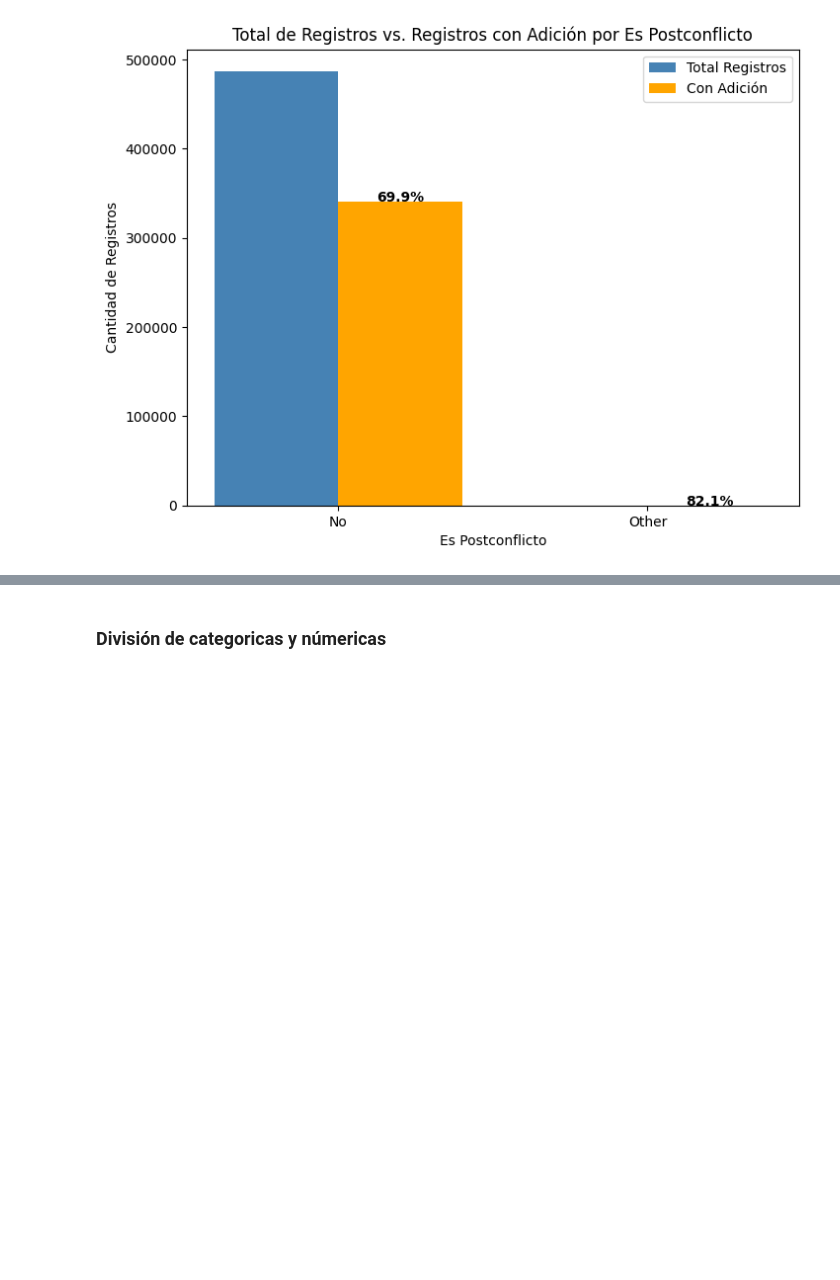
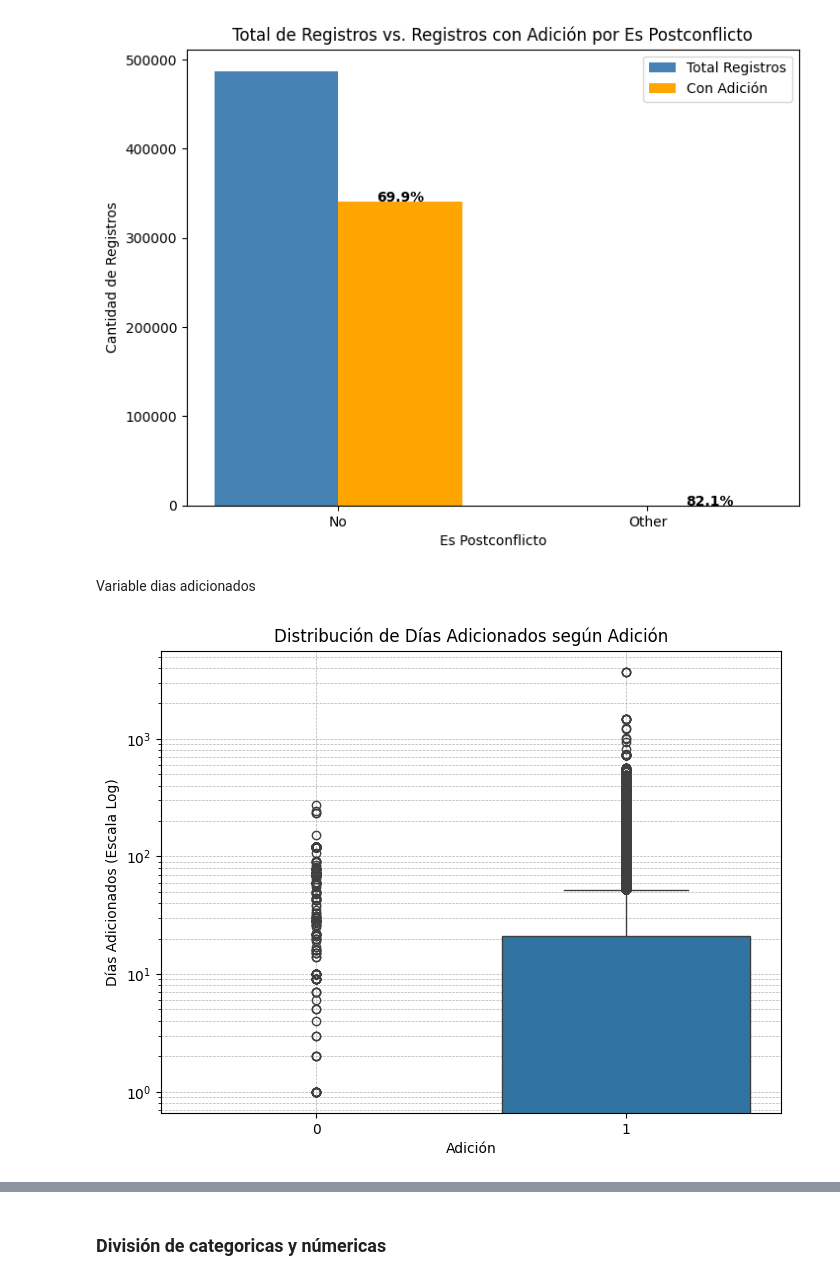
Before and after one commit to Marcocruz88/Repositoriotesis, a Jupyter notebook: Analisis exploratorio 1.ipynb, the cells around one changed output, grey strips where cells are left out. Saved outputs shown, nothing was run; the diff lists cells and outputs as text; code cells hidden in the pictures; blank space fills up the shorter version.

```diff
--- a/Analisis exploratorio 1.ipynb
+++ b/Analisis exploratorio 1.ipynb
@@ -1671,3 +1671,23 @@ ax.legend()
 plt.show()
 # %% [output]
 [figure]
+# %% [markdown]
+Variable dias adicionados
+# %%
+# Asegurar que 'dias adicionados' es numérico
+df['dias adicionados'] = pd.to_numeric(df['dias adicionados'], errors='coerce')
+
+# Filtrar NaN
+df_valido = df[['dias adicionados', 'Adicion']].dropna()
+
+# Boxplot
+plt.figure(figsize=(8, 6))
+sns.boxplot(x='Adicion', y='dias adicionados', data=df_valido)
+plt.yscale('log')
+plt.xlabel('Adición')
+plt.ylabel('Días Adicionados (Escala Log)')
+plt.title('Distribución de Días Adicionados según Adición')
+plt.grid(True, which="both", linestyle='--', linewidth=0.5)
+plt.show()
+# %% [output]
+[figure, added]
```
Also changed, not shown: parts of 31 cells of this notebook.
